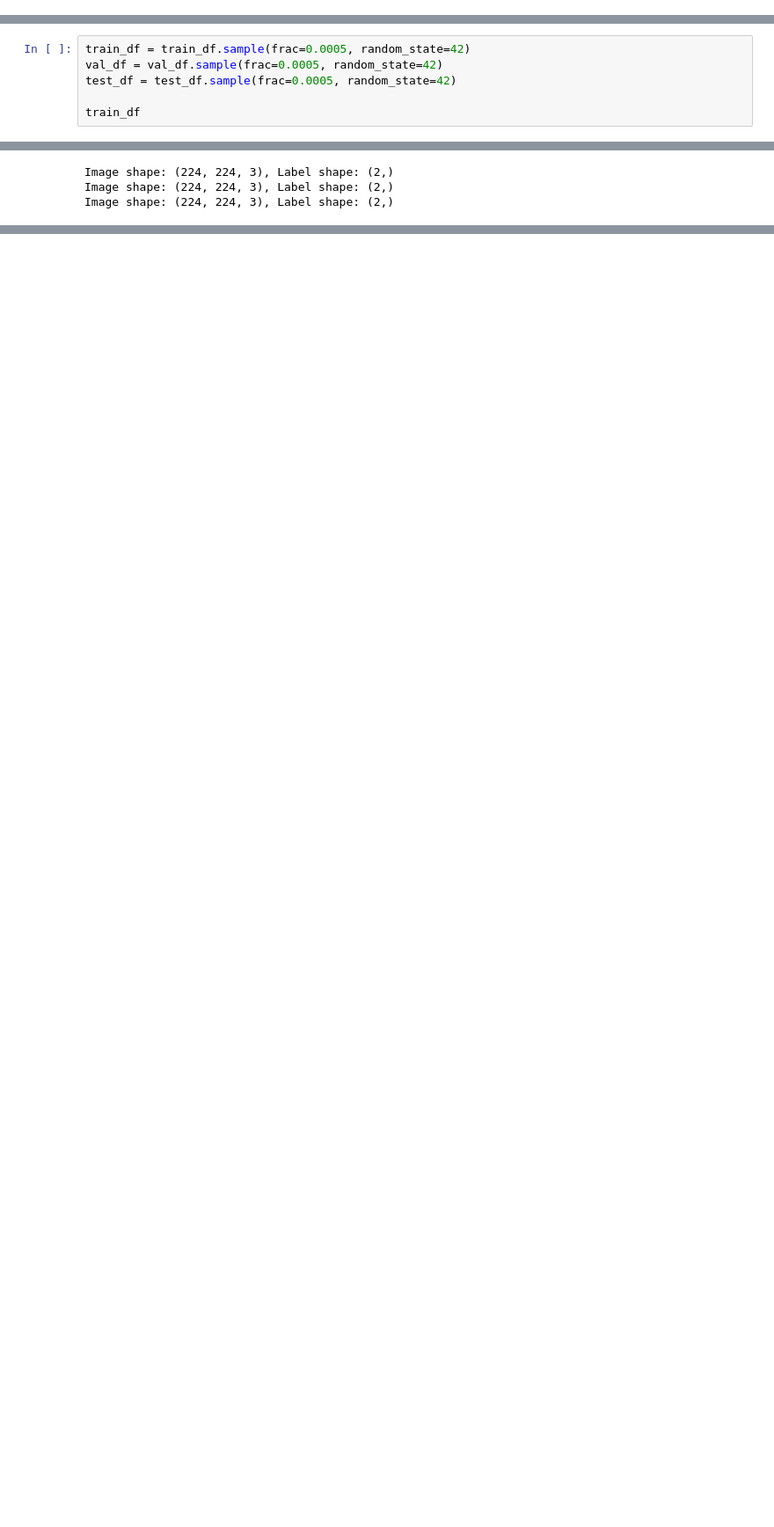
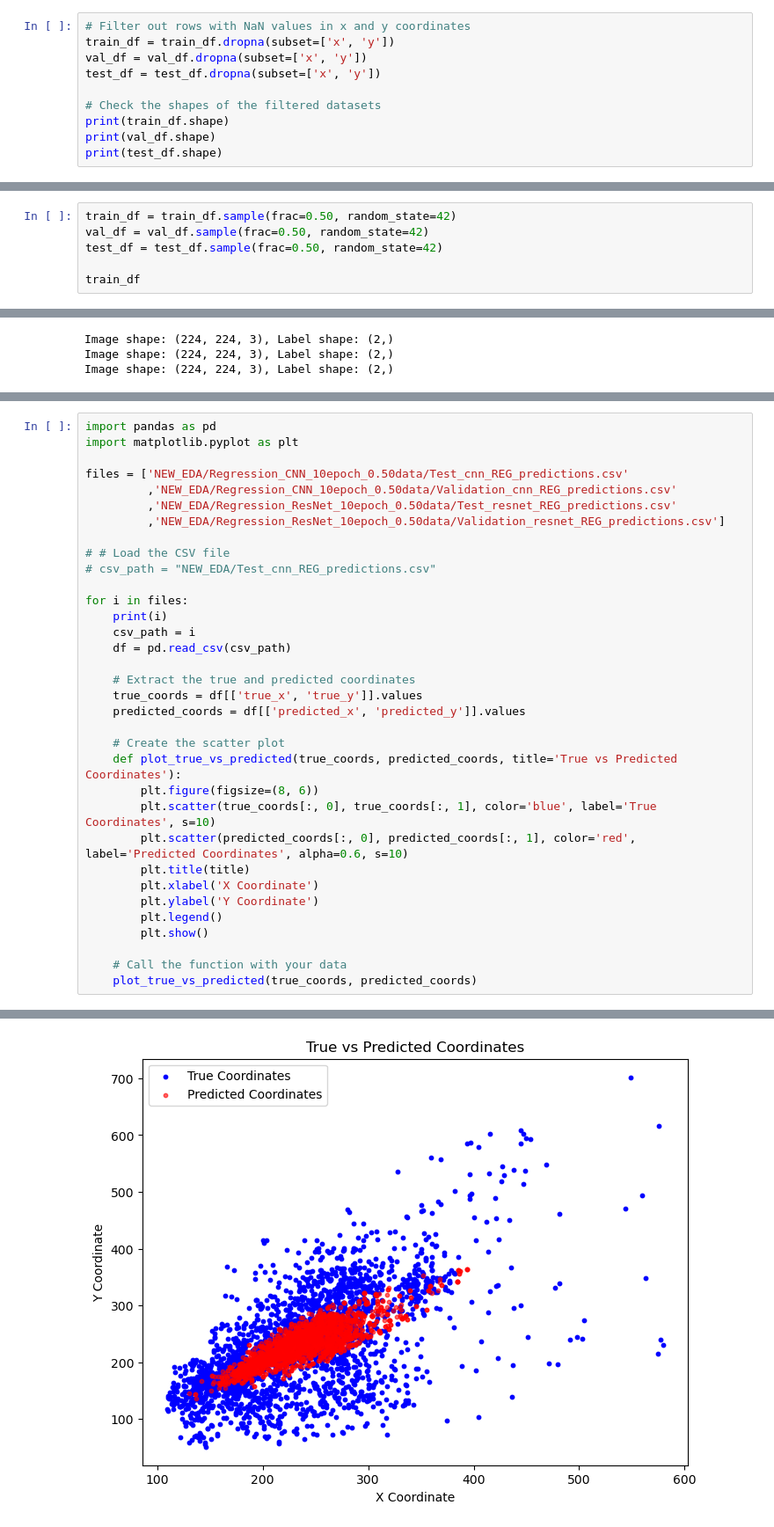
Before and after one commit to prashantkul/advvision-lumbar-spine-classification, a Jupyter notebook: vision_project/Localization_Regression copy.ipynb, the cells around one changed output, grey strips where cells are left out. Shown at 88% size. Drawn from its saved outputs; the diff is of its cells as text; blank space fills up the shorter version.

Commit message:
more visualizations on localization regression

```diff
--- a/vision_project/Localization_Regression copy.ipynb
+++ b/vision_project/Localization_Regression copy.ipynb
@@ -64,3 +66,13 @@ test_df = pd.read_csv("NEW_EDA/test_dataset.csv")
 # test_df = pd.concat([test_df.drop(['condition', 'level'], axis=1), test_condition_dummies, test_level_dummies], axis=1)
 
 # Now you have your DataFrame with one-hot encoded columns for 'condition' and 'level'
+# %%
+# Filter out rows with NaN values in x and y coordinates
+train_df = train_df.dropna(subset=['x', 'y'])
+val_df = val_df.dropna(subset=['x', 'y'])
+test_df = test_df.dropna(subset=['x', 'y'])
+
+# Check the shapes of the filtered datasets
+print(train_df.shape)
+print(val_df.shape)
+print(test_df.shape)
@@ -67,6 +83,6 @@ test_df = pd.read_csv("NEW_EDA/test_dataset.csv")
 # %%
-train_df = train_df.sample(frac=0.0005, random_state=42)
-val_df = val_df.sample(frac=0.0005, random_state=42)
-test_df = test_df.sample(frac=0.0005, random_state=42)
+train_df = train_df.sample(frac=0.50, random_state=42)
+val_df = val_df.sample(frac=0.50, random_state=42)
+test_df = test_df.sample(frac=0.50, random_state=42)
 
 train_df
@@ -311,0 +357,35 @@ ResourceExhaustedError: {{function_node __wrapped__AddV2_device_/job:localhost/r
+# %%
+import pandas as pd
+import matplotlib.pyplot as plt
+
+files = ['NEW_EDA/Regression_CNN_10epoch_0.50data/Test_cnn_REG_predictions.csv'
+         ,'NEW_EDA/Regression_CNN_10epoch_0.50data/Validation_cnn_REG_predictions.csv'
+         ,'NEW_EDA/Regression_ResNet_10epoch_0.50data/Test_resnet_REG_predictions.csv'
+         ,'NEW_EDA/Regression_ResNet_10epoch_0.50data/Validation_resnet_REG_predictions.csv']
+
+# # Load the CSV file
+# csv_path = "NEW_EDA/Test_cnn_REG_predictions.csv"
+
+for i in files:
+    print(i)
+    csv_path = i
+    df = pd.read_csv(csv_path)
+
+    # Extract the true and predicted coordinates
+    true_coords = df[['true_x', 'true_y']].values
+    predicted_coords = df[['predicted_x', 'predicted_y']].values
+
+    # Create the scatter plot
+    def plot_true_vs_predicted(true_coords, predicted_coords, title='True vs Predicted Coordinates'):
+        plt.figure(figsize=(8, 6))
+        plt.scatter(true_coords[:, 0], true_coords[:, 1], color='blue', label='True Coordinates', s=10)
+        plt.scatter(predicted_coords[:, 0], predicted_coords[:, 1], color='red', label='Predicted Coordinates', alpha=0.6, s=10)
+        plt.title(title)
+        plt.xlabel('X Coordinate')
+        plt.ylabel('Y Coordinate')
+        plt.legend()
+        plt.show()
+
+    # Call the function with your data
+    plot_true_vs_predicted(true_coords, predicted_coords)
+# %% [output]
@@ -311,0 +393 @@ ResourceExhaustedError: {{function_node __wrapped__AddV2_device_/job:localhost/r
+[figure, added]
```
Also changed, not shown: parts of 8 cells of this notebook, 23 other files.
